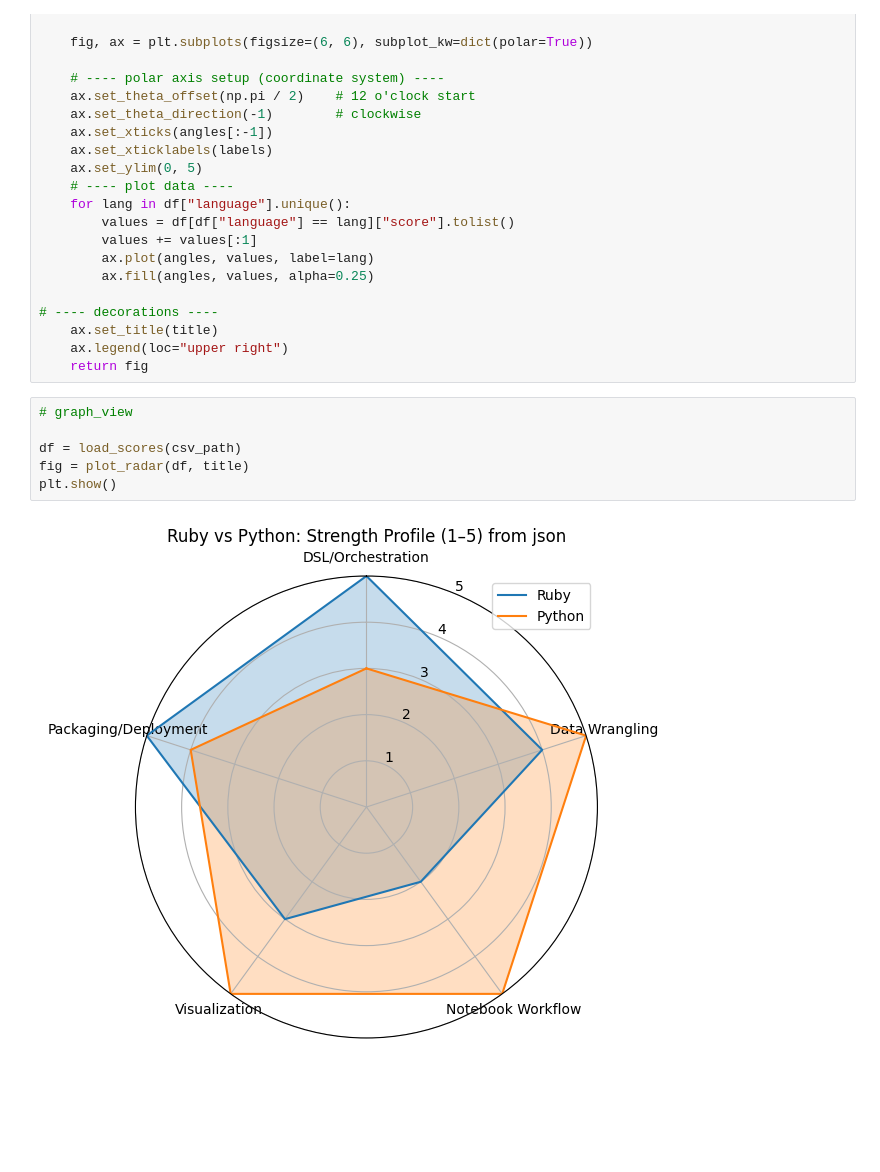
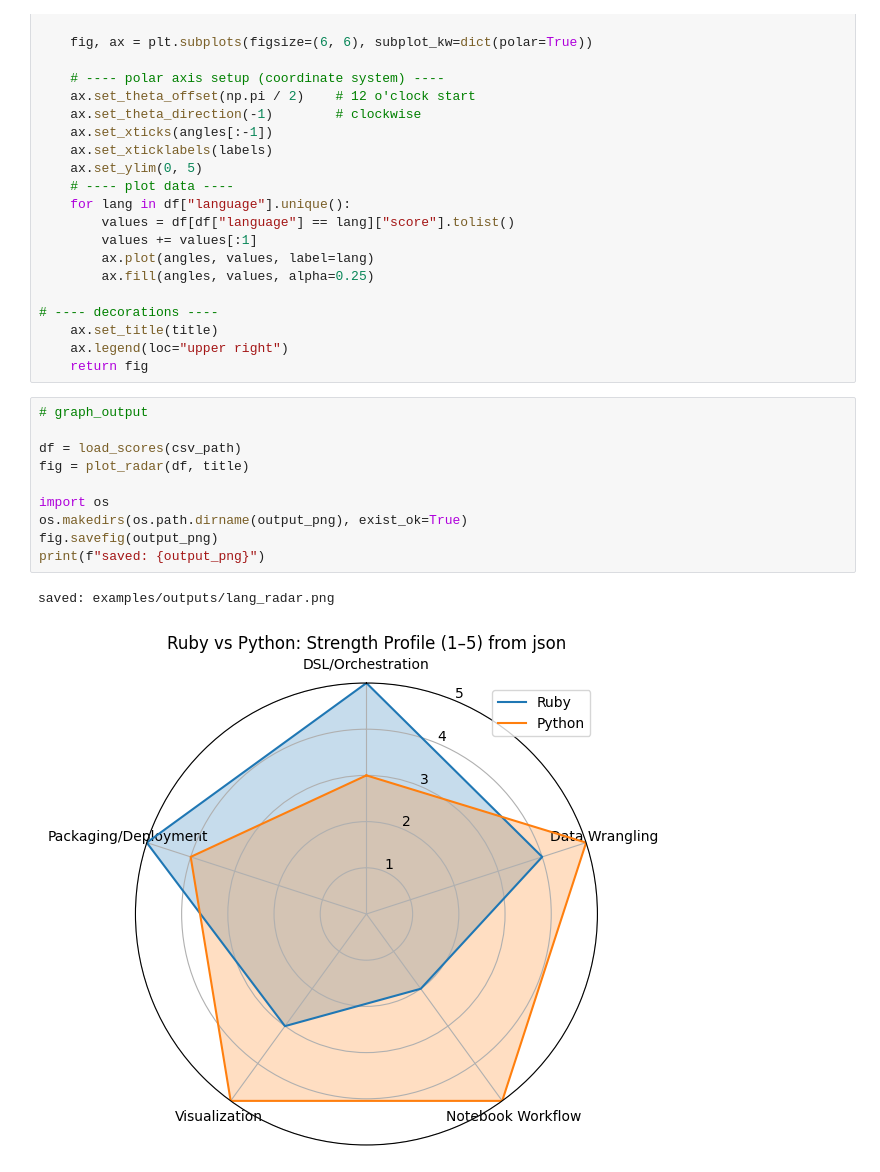
Before and after one commit to inoue-0852/RubyPyMill-OSS, a Jupyter notebook: examples/outputs/lang_radar_out.ipynb, the cells around one changed output. Drawn from its saved outputs; the diff is of its cells as text; blank space fills up the shorter version.

```diff
--- a/examples/outputs/lang_radar_out.ipynb
+++ b/examples/outputs/lang_radar_out.ipynb
@@ -43,11 +43,16 @@ def plot_radar(df, title):
     ax.set_title(title)
     ax.legend(loc="upper right")
     return fig
-# %%
-# graph_view
-
-df = load_scores(csv_path)
-fig = plot_radar(df, title)
-plt.show()
-# %% [output]
-[figure, removed]
+# %%
+# graph_output
+
+df = load_scores(csv_path)
+fig = plot_radar(df, title)
+
+import os
+os.makedirs(os.path.dirname(output_png), exist_ok=True)
+fig.savefig(output_png)
+print(f"saved: {output_png}")
+# %% [output]
+saved: examples/outputs/lang_radar.png
+[figure, added]
```
Also changed, not shown: parts of 2 cells of this notebook, 7 other files.
